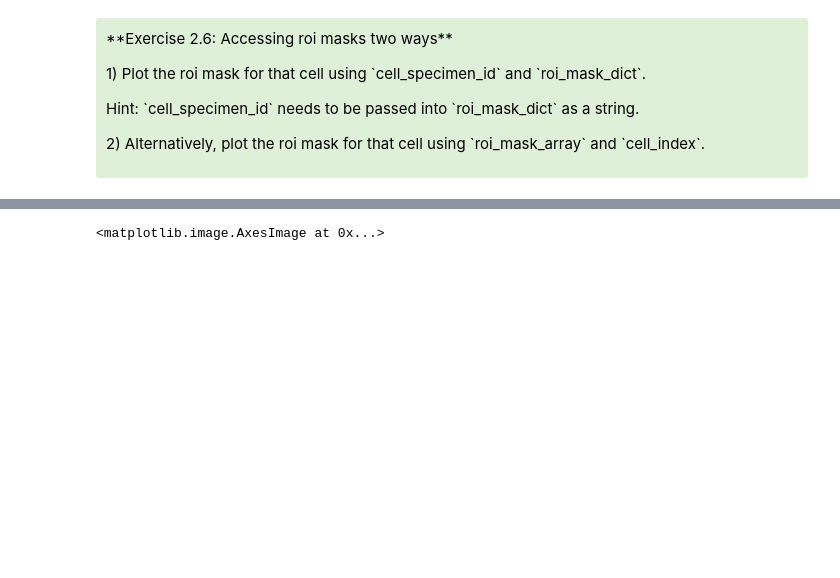
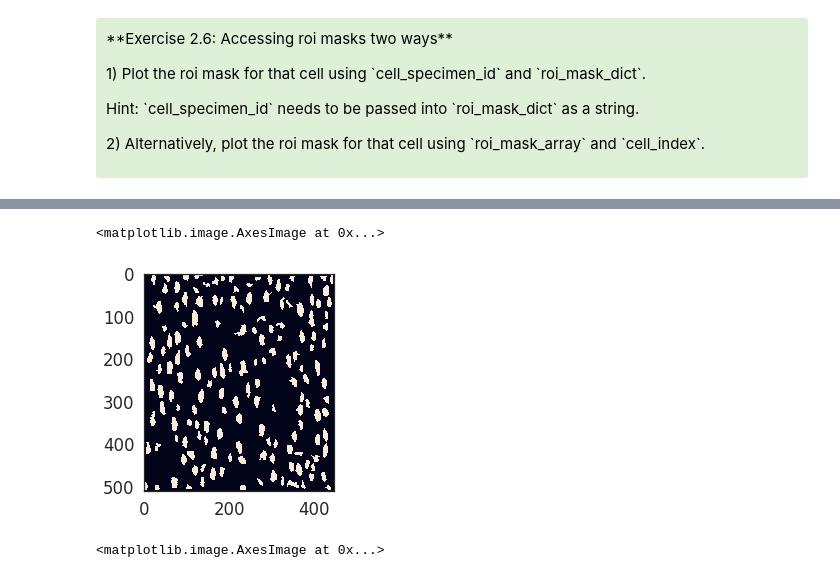
Before and after one commit to AllenInstitute/SWDB_2019, a Jupyter notebook: DynamicBrain/VisualBehavior_new.ipynb, the cells around one changed output, grey strips where cells are left out. Saved outputs shown, nothing was run; the diff lists cells and outputs as text; code cells hidden in the pictures; blank space fills up the shorter version.

```diff
--- a/DynamicBrain/VisualBehavior_new.ipynb
+++ b/DynamicBrain/VisualBehavior_new.ipynb
@@ -375,3 +361,8 @@ plt.tight_layout()
+# %%
+plt.imshow(session.segmentation_mask_image.data>0)
+# %% [output]
+<matplotlib.image.AxesImage at 0x...>
+[figure, added]
 # %%
 specimen_table=session.cell_specimen_table
 roi_id=792865164
```
Also changed, not shown: parts of 17 cells of this notebook.
